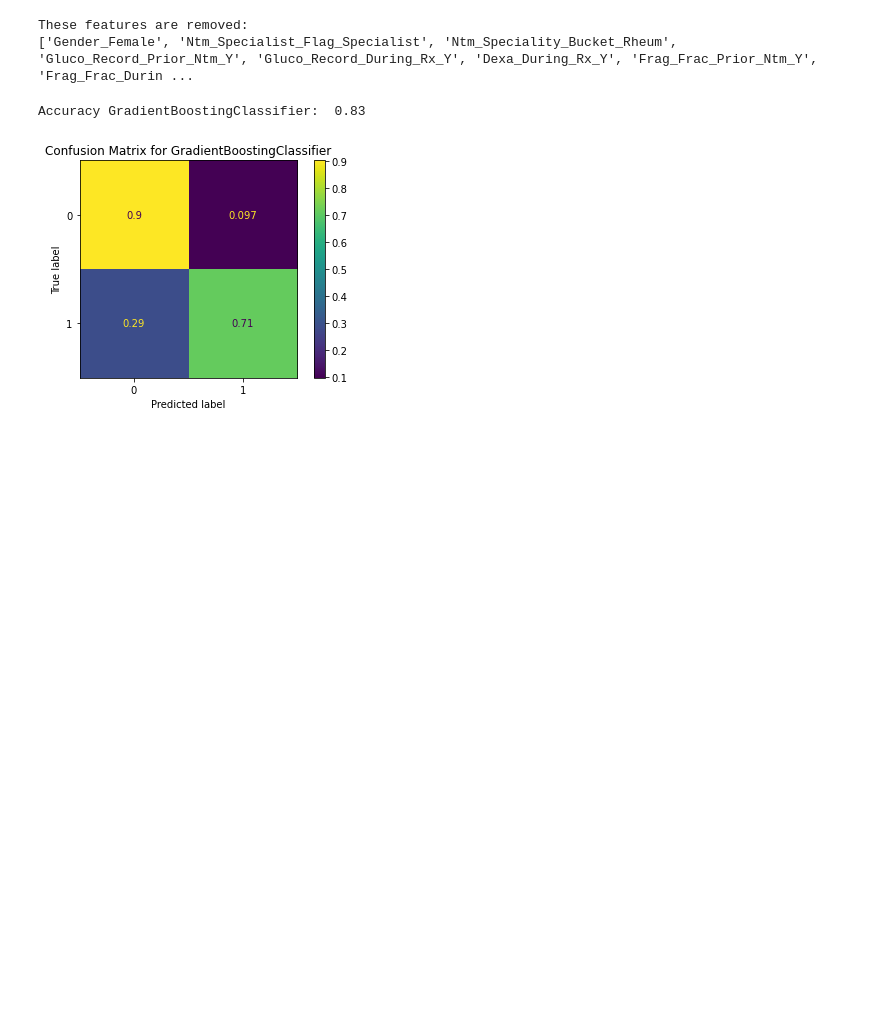
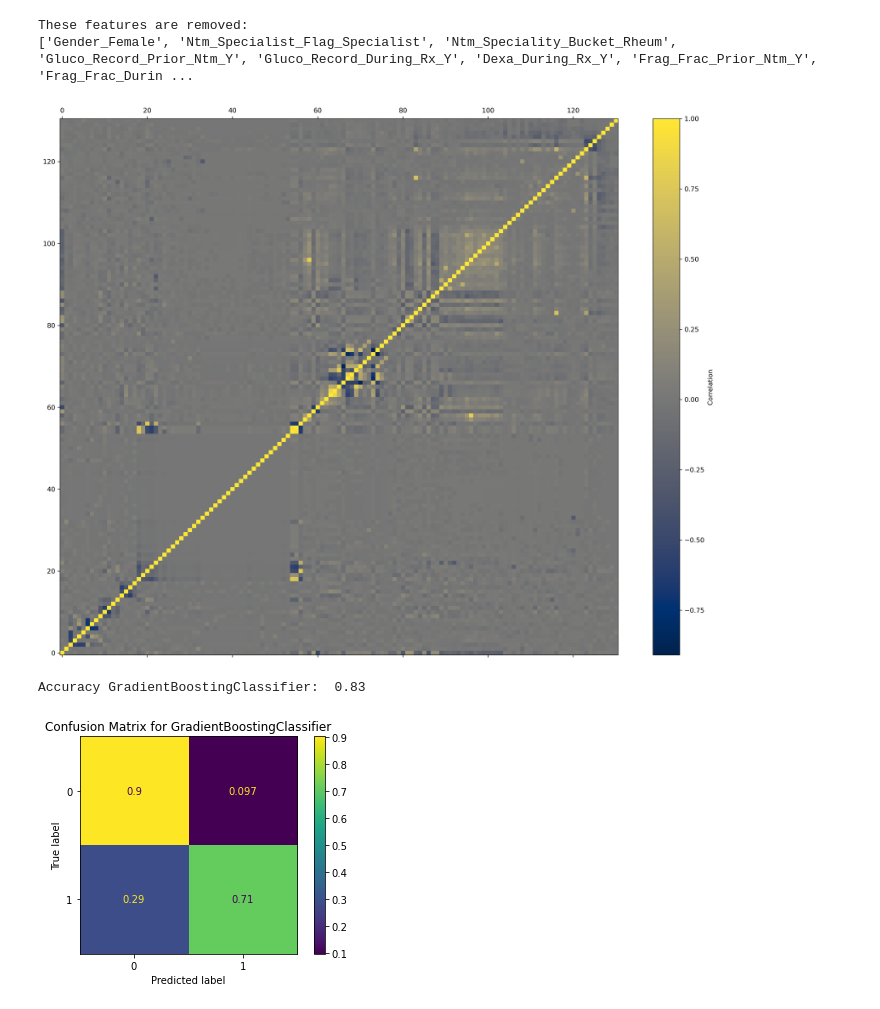
Before and after one commit to Arminkhayati/dataglacier_internship, a Jupyter notebook: Week10/Armin Khayati.ipynb, the cells around one changed output. Cells and saved outputs as stored; diff of their text form; code cells hidden in the pictures; blank space fills up the shorter version.

```diff
--- a/Week10/Armin Khayati.ipynb
+++ b/Week10/Armin Khayati.ipynb
@@ -482,6 +523,17 @@ print(removed_features)
 # %% [output]
 These features are removed:
 ['Gender_Female', 'Ntm_Specialist_Flag_Specialist', 'Ntm_Speciality_Bucket_Rheum', 'Gluco_Record_Prior_Ntm_Y', 'Gluco_Record_During_Rx_Y', 'Dexa_During_Rx_Y', 'Frag_Frac_Prior_Ntm_Y', 'Frag_Frac_Durin ...
+# %%
+fig, ax = plt.subplots(1,figsize=(19, 15))
+fig.dpi = 300
+cb = ax.matshow(data3.corr(), aspect='auto', origin="lower", cmap=plt.cm.cividis)
+cbar = plt.colorbar(cb)
+cbar.ax.set_ylabel("Correlation")
+# plt.xlabel(range(data2.shape[1]+20))
+# plt.ylabel(range(data2.shape[1]+20))
+plt.show()
+# %% [output]
+[figure, added]
 # %%
 from sklearn.metrics import accuracy_score, precision_score, recall_score, f1_score, roc_curve, plot_roc_curve, ConfusionMatrixDisplay
 from sklearn.metrics import confusion_matrix, plot_confusion_matrix, plot_roc_curve, classification_report
```
Also changed, not shown: parts of 4 cells of this notebook, 1 other file.
